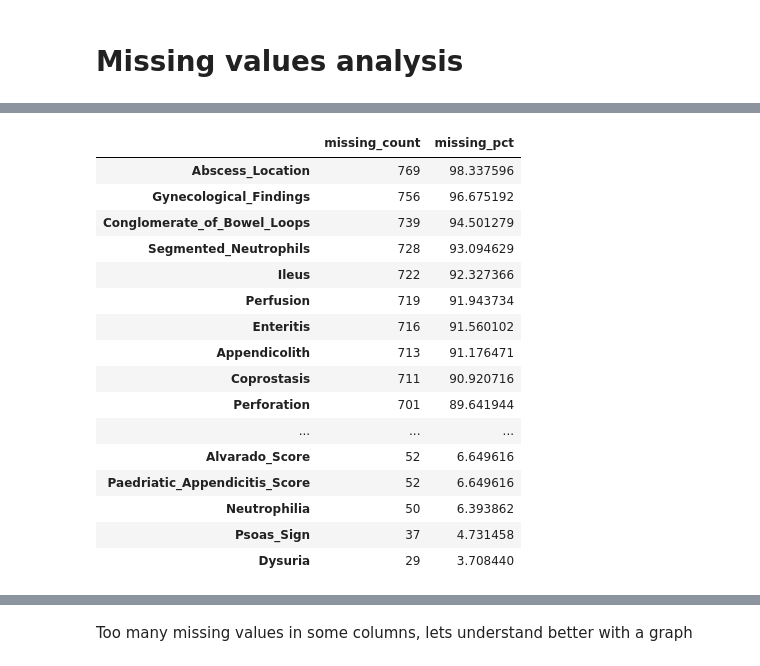
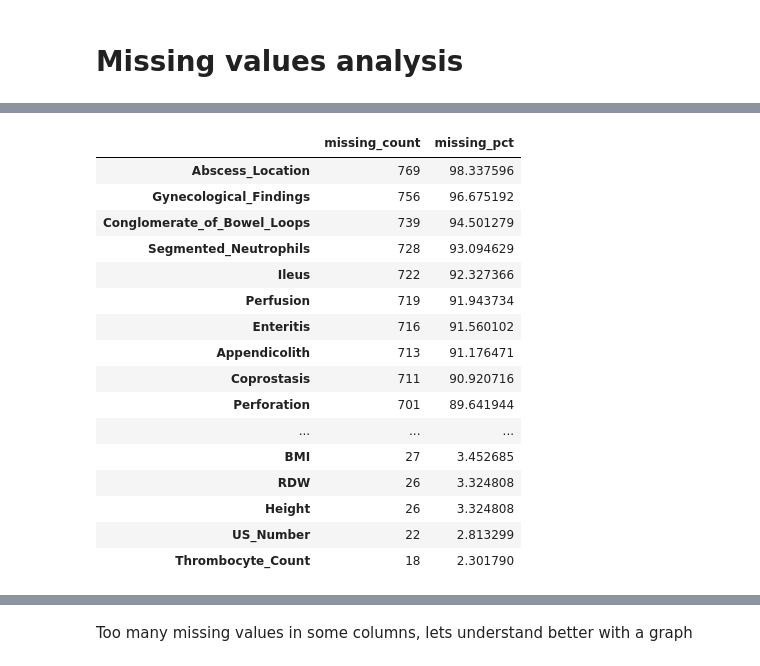
Before and after one commit to jariel17/ml_models, a Jupyter notebook: notebooks/eda.ipynb, the cells around one changed output, grey strips where cells are left out. Cells and saved outputs as stored; diff of their text form; code cells hidden in the pictures.

```diff
--- a/notebooks/eda.ipynb
+++ b/notebooks/eda.ipynb
@@ -125,25 +125,25 @@ dtype: int64
 # %%
 missing_count = df.isnull().sum()
 missing_pct = 100 * missing_count / len(df)
 missing = pd.concat([missing_count, missing_pct], axis=1)
 missing.columns = ['missing_count', 'missing_pct']
 missing = missing.sort_values('missing_pct', ascending=False)
-missing.head(30)
+missing.head(35)
 # %% [output]
 |  | missing_count | missing_pct |
 | Abscess_Location | 769 | 98.337596 |
 | Gynecological_Findings | 756 | 96.675192 |
 | Conglomerate_of_Bowel_Loops | 739 | 94.501279 |
 | Segmented_Neutrophils | 728 | 93.094629 |
 | Ileus | 722 | 92.327366 |
 | Perfusion | 719 | 91.943734 |
 | Enteritis | 716 | 91.560102 |
 | Appendicolith | 713 | 91.176471 |
 | Coprostasis | 711 | 90.920716 |
 | Perforation | 701 | 89.641944 |
 | ... | ... | ... |
-| Alvarado_Score | 52 | 6.649616 |
-| Paedriatic_Appendicitis_Score | 52 | 6.649616 |
-| Neutrophilia | 50 | 6.393862 |
-| Psoas_Sign | 37 | 4.731458 |
-| Dysuria | 29 | 3.708440 |
+| BMI | 27 | 3.452685 |
+| RDW | 26 | 3.324808 |
+| Height | 26 | 3.324808 |
+| US_Number | 22 | 2.813299 |
+| Thrombocyte_Count | 18 | 2.301790 |
```
Also changed, not shown: parts of 25 cells of this notebook, 1 other file.
